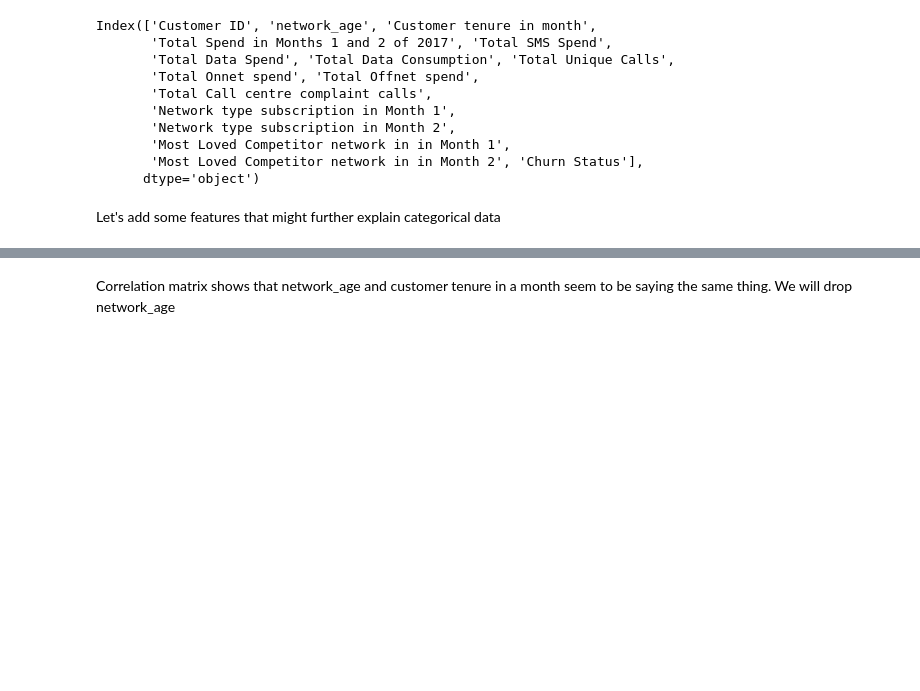
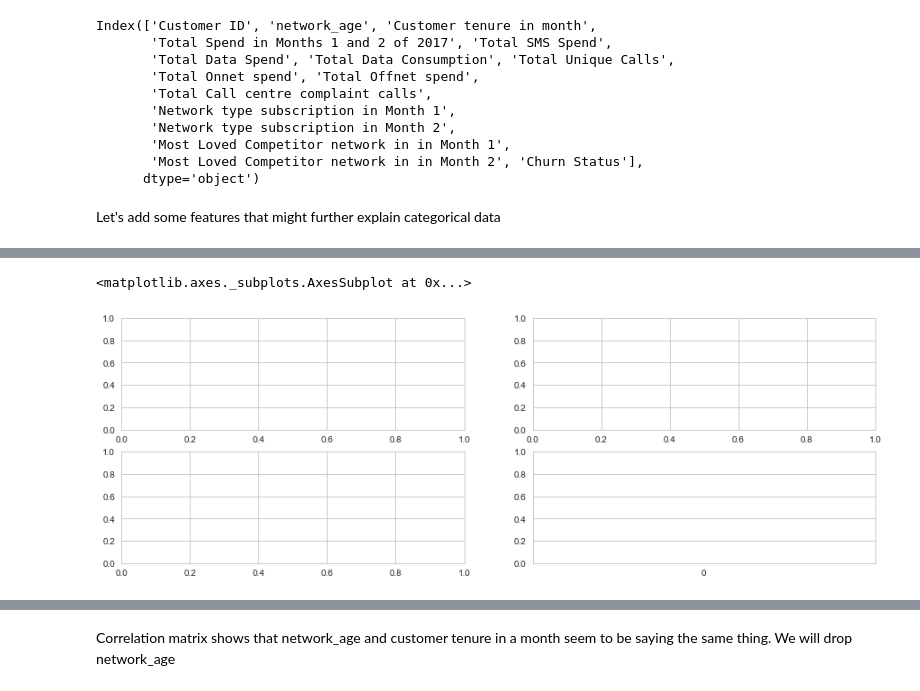
Before and after one commit to Mogbo/Telecoms-churn-prediction, a Jupyter notebook: Churn.ipynb, the cells around one changed output, grey strips where cells are left out. Saved outputs shown, nothing was run; the diff lists cells and outputs as text; code cells hidden in the pictures; blank space fills up the shorter version.

```diff
--- a/Churn.ipynb
+++ b/Churn.ipynb
@@ -70,3 +91,9 @@ selected_data.describe()
+# %%
+fig, ((axis1,axis2),(axis3,axis4)) = plt.subplots(2,2,figsize=(15,5))
+sns.boxplot()
+# %% [output]
+<matplotlib.axes._subplots.AxesSubplot at 0x...>
+[figure, added]
 # %%
 selected_data[selected_data['network_age'] < 0]
 # %% [output]
```
Also changed, not shown: parts of 35 cells of this notebook, 1 other file.
